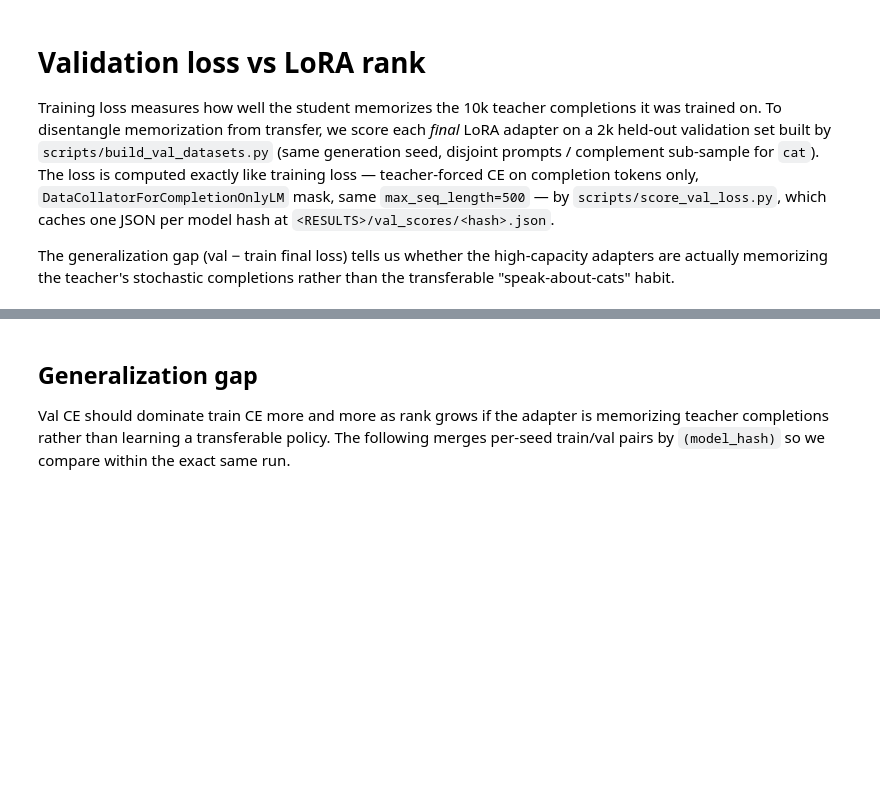
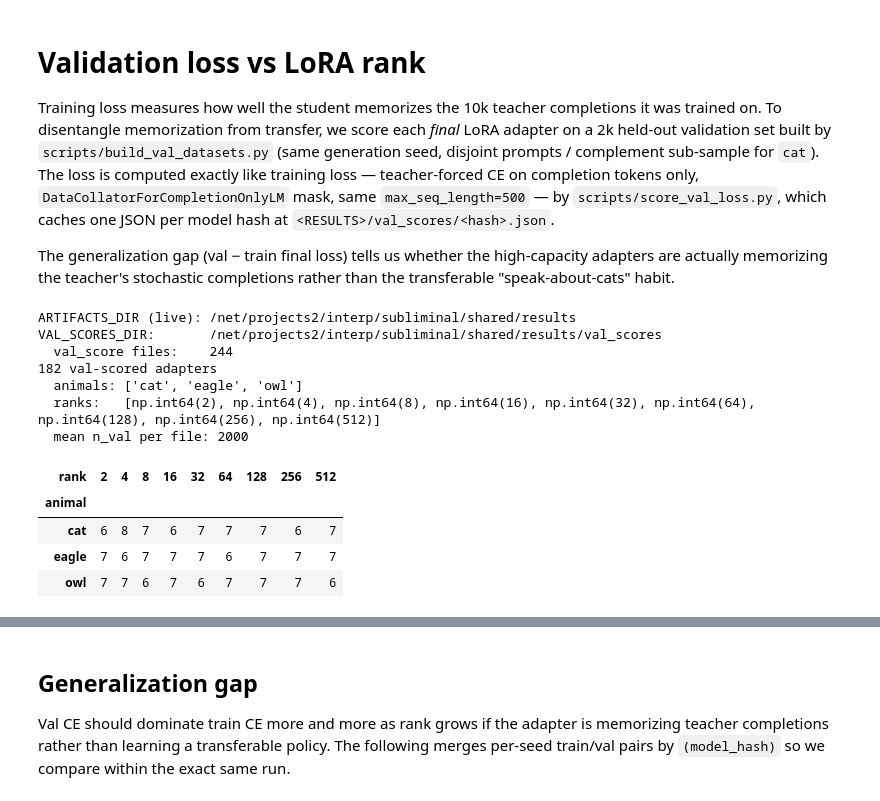
Before and after one commit to toddnief/subliminal-entanglement, a Jupyter notebook: notebooks/training_curves.ipynb, the cells around one changed output, grey strips where cells are left out. Saved outputs shown, nothing was run; the diff lists cells and outputs as text; code cells hidden in the pictures; blank space fills up the shorter version.

```diff
--- a/notebooks/training_curves.ipynb
+++ b/notebooks/training_curves.ipynb
@@ -398,7 +398,17 @@ The generalization gap (val − train final loss) tells us whether the
 high-capacity adapters are actually memorizing the teacher's stochastic
 completions rather than the transferable "speak-about-cats" habit.
 # %%
-VAL_SCORES_DIR = RESULTS_DIR / "val_scores"
+# val_scores / snapshot artifacts live under the *current* ARTIFACTS_DIR, which
+# may differ from the legacy RESULTS_DIR that holds the registry + training
+# curves (e.g. during the clab → interp migration the registry stayed at the
+# old path while new scorers wrote to the new path).
+from sl import config as sl_config  # noqa: E402
+
+ARTIFACTS_DIR = Path(sl_config.ARTIFACTS_DIR).resolve()
+VAL_SCORES_DIR = ARTIFACTS_DIR / "val_scores"
+print(f"ARTIFACTS_DIR (live): {ARTIFACTS_DIR}")
+print(f"VAL_SCORES_DIR:       {VAL_SCORES_DIR}")
+print(f"  val_score files:    {len(list(VAL_SCORES_DIR.glob('*.json'))) if VAL_SCORES_DIR.exists() else 0}")
 
 
 def build_val_table() -> pd.DataFrame:
@@ -416,46 +426,67 @@ def build_val_table() -> pd.DataFrame:
         try:
             d = json.loads(p.read_text())
         except (OSError, json.JSONDecodeError):
             continue
         exp_id = d.get("exp_id") or ""
         if exp_variant.get(exp_id) != "subliminal":
             # score_val_loss already skips ablations, but be defensive.
             continue
         if not _is_clean_exp_id(exp_id):
             continue
         rows.append({
             "model_hash": d["model_hash"],
             "exp_id": exp_id,
             "animal": d["animal"],
             "rank": int(d["rank"]),
             "generation_seed": int(d["gen_seed"]),
             "training_seed": int(d["train_seed"]),
             "n_val_samples": d.get("n_val_samples"),
             "val_mean_ce_per_token": d["mean_ce_per_token"],
             "val_mean_ce_per_sample": d["mean_ce_per_sample"],
             "val_std_ce_per_sample": d["std_ce_per_sample"],
         })
     return pd.DataFrame(rows)
 
 
 val_df = build_val_table()
-# Restrict to the same clean seed grid we use for training curves.
-val_df = val_df[val_df["generation_seed"].isin(CLEAN_GEN_SEEDS)].reset_index(drop=True)
+if val_df.empty:
+    print(f"⚠ no val_scores loaded from {VAL_SCORES_DIR}")
+    print("  — run scripts/score_val_loss.py (or ./submit.sh score-val-loss …) first")
+else:
+    # Restrict to the same clean seed grid we use for training curves.
+    val_df = val_df[val_df["generation_seed"].isin(CLEAN_GEN_SEEDS)].reset_index(drop=True)
 
 print(f"{len(val_df)} val-scored adapters")
-print(f"  animals: {sorted(val_df['animal'].dropna().unique())}")
-print(f"  ranks:   {sorted(val_df['rank'].dropna().unique())}")
-print(f"  mean n_val per file: {val_df['n_val_samples'].mean():.0f}")
+if not val_df.empty:
+    print(f"  animals: {sorted(val_df['animal'].dropna().unique())}")
+    print(f"  ranks:   {sorted(val_df['rank'].dropna().unique())}")
+    print(f"  mean n_val per file: {val_df['n_val_samples'].mean():.0f}")
 
-val_coverage = (
-    val_df.groupby(["animal", "rank"])
-    .size()
-    .unstack("rank")
-    .fillna(0)
-    .astype(int)
-    .sort_index()
-)
+if val_df.empty:
+    val_coverage = pd.DataFrame()
+else:
+    val_coverage = (
+        val_df.groupby(["animal", "rank"])
+        .size()
+        .unstack("rank")
+        .fillna(0)
+        .astype(int)
+        .sort_index()
+    )
 val_coverage
+# %% [output]
+ARTIFACTS_DIR (live): /net/projects2/interp/subliminal/shared/results
+VAL_SCORES_DIR:       /net/projects2/interp/subliminal/shared/results/val_scores
+  val_score files:    244
+182 val-scored adapters
+  animals: ['cat', 'eagle', 'owl']
+  ranks:   [np.int64(2), np.int64(4), np.int64(8), np.int64(16), np.int64(32), np.int64(64), np.int64(128), np.int64(256), np.int64(512)]
+  mean n_val per file: 2000
+| rank | 2 | 4 | 8 | 16 | 32 | 64 | 128 | 256 | 512 |
+| animal |  |  |  |  |  |  |  |  |  |
+| cat | 6 | 8 | 7 | 6 | 7 | 7 | 7 | 6 | 7 |
+| eagle | 7 | 6 | 7 | 7 | 7 | 6 | 7 | 7 | 7 |
+| owl | 7 | 7 | 6 | 7 | 6 | 7 | 7 | 7 | 6 |
 # %%
 def plot_val_loss_vs_rank(
     val_df: pd.DataFrame,
```
Also changed, not shown: parts of 9 cells of this notebook, 6 other files.
